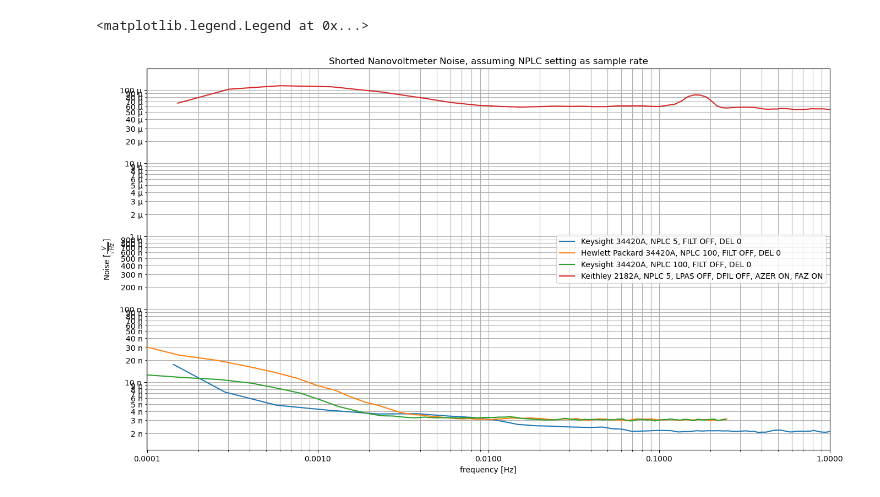
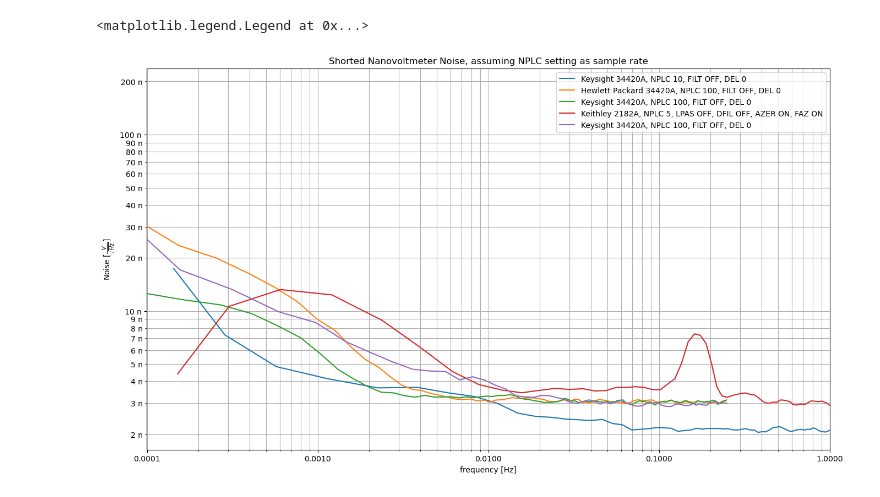
Before and after one commit to marcoreps/34420a, a Jupyter notebook: shorted_noise_vs_2182A.ipynb, the cells around one changed output. Saved outputs shown, nothing was run; the diff lists cells and outputs as text; code cells hidden in the pictures.

```diff
--- a/shorted_noise_vs_2182A.ipynb
+++ b/shorted_noise_vs_2182A.ipynb
@@ -12,33 +12,38 @@ plt.loglog()
 plt.xlim([0.0001,1])
 plt.xlabel('frequency [Hz]')
 ax.xaxis.set_major_formatter(FormatStrFormatter('%.4f'))
 ax.yaxis.set_major_formatter(EngFormatter())
 ax.yaxis.set_minor_formatter(EngFormatter())
 plt.ylabel(r'Noise [$\frac{V}{\sqrt{Hz}}$]')
 plt.grid(True, which="both")
 plt.title('Shorted Nanovoltmeter Noise, assuming NPLC setting as sample rate')
 
 # Array from .csv
 df = pd.read_csv('https://raw.githubusercontent.com/marcoreps/34420a/refs/heads/main/20241109-204412_Keysight_34420A_short_NPLC5.csv')
 spectrum = lpsd(df['34420a_volt'], sample_rate=10, n_frequencies=100000, n_averages=300000, window_function=flattop.HFT90D, overlap = flattop.olap_dict["HFT90D"], detrending_order=1)
-plt.plot(spectrum.index, spectrum["asd"], label='Keysight 34420A, NPLC 5, FILT OFF, DEL 0')
+plt.plot(spectrum.index, spectrum["asd"], label='Keysight 34420A, NPLC 10, FILT OFF, DEL 0')
 
 # Array from .csv
 df = pd.read_csv('https://raw.githubusercontent.com/marcoreps/34420a/refs/heads/main/20240319-164251_HP_34420A_short_NPLC100.csv')
 spectrum = lpsd(df['34420a_volt'], sample_rate=0.5, n_frequencies=100000, n_averages=300000, window_function=flattop.HFT90D, overlap = flattop.olap_dict["HFT90D"], detrending_order=1)
 plt.plot(spectrum.index, spectrum["asd"], label='Hewlett Packard 34420A, NPLC 100, FILT OFF, DEL 0')
 
 # Array from .csv
 df = pd.read_csv('https://raw.githubusercontent.com/marcoreps/34420a/refs/heads/main/20240320-070507_Keysight_34420A_short_NPLC100.csv')
 spectrum = lpsd(df['34420a_volt'], sample_rate=0.5, n_frequencies=100000, n_averages=300000, window_function=flattop.HFT90D, overlap = flattop.olap_dict["HFT90D"], detrending_order=1)
 plt.plot(spectrum.index, spectrum["asd"], label='Keysight 34420A, NPLC 100, FILT OFF, DEL 0')
 
 # Array from .csv
 df = pd.read_csv('https://raw.githubusercontent.com/marcoreps/keithley-2182a/refs/heads/main/20240425-231708_Keithley_2182a_short_NPLC5.csv', header=24, names=['2182a_volt'])
 spectrum = lpsd(df['2182a_volt'], sample_rate=10, n_frequencies=100000, n_averages=300000, window_function=flattop.HFT90D, overlap = flattop.olap_dict["HFT90D"], detrending_order=1)
-plt.plot(spectrum.index, np.sqrt(spectrum["asd"]), label='Keithley 2182A, NPLC 5, LPAS OFF, DFIL OFF, AZER ON, FAZ ON')
+plt.plot(spectrum.index, spectrum["asd"], label='Keithley 2182A, NPLC 5, LPAS OFF, DFIL OFF, AZER ON, FAZ ON')
+
+# Array from .csv
+df = pd.read_csv('https://raw.githubusercontent.com/marcoreps/34420a/refs/heads/main/20241110-130058_HP_34420A_short_NPLC100.csv')
+spectrum = lpsd(df['34420a_volt'], sample_rate=0.5, n_frequencies=100000, n_averages=300000, window_function=flattop.HFT90D, overlap = flattop.olap_dict["HFT90D"], detrending_order=1)
+plt.plot(spectrum.index, spectrum["asd"], label='Keysight 34420A, NPLC 100, FILT OFF, DEL 0')
 
 plt.legend()
 # %% [output]
 <matplotlib.legend.Legend at 0x...>
-[figure, old version]
+[figure, new version]
```
Also changed, not shown: parts of 2 cells of this notebook, 2 other files.
